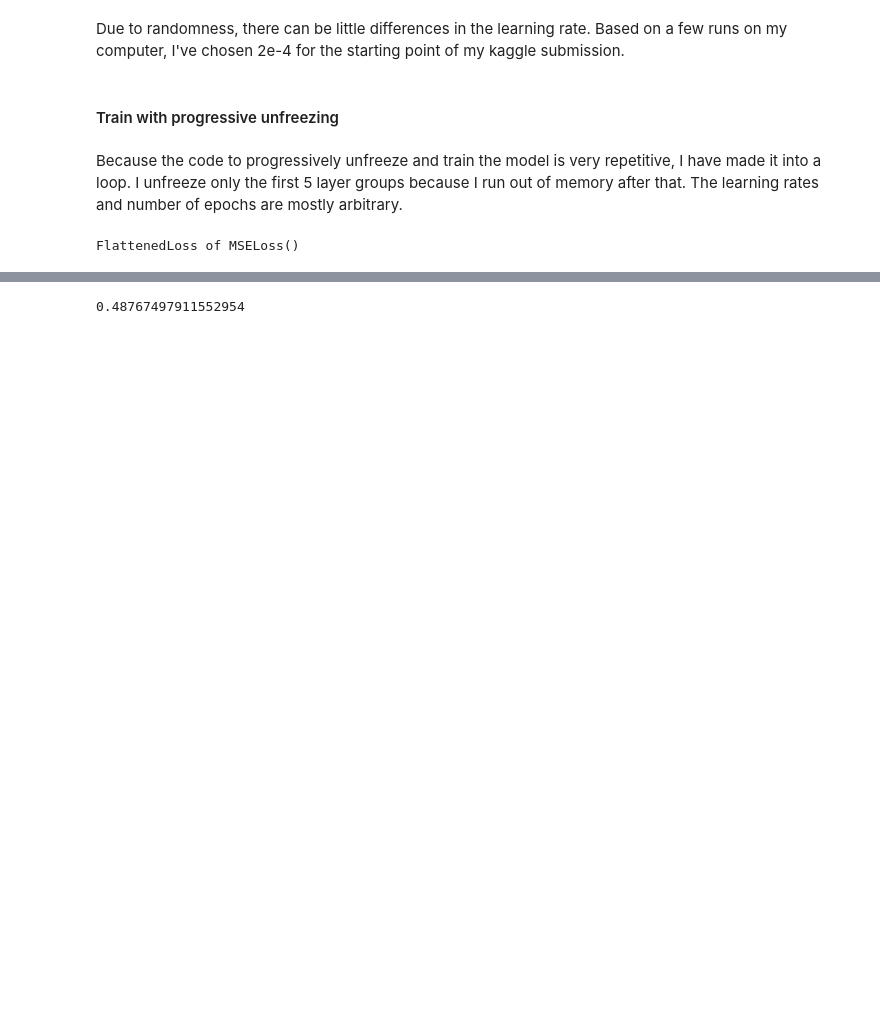
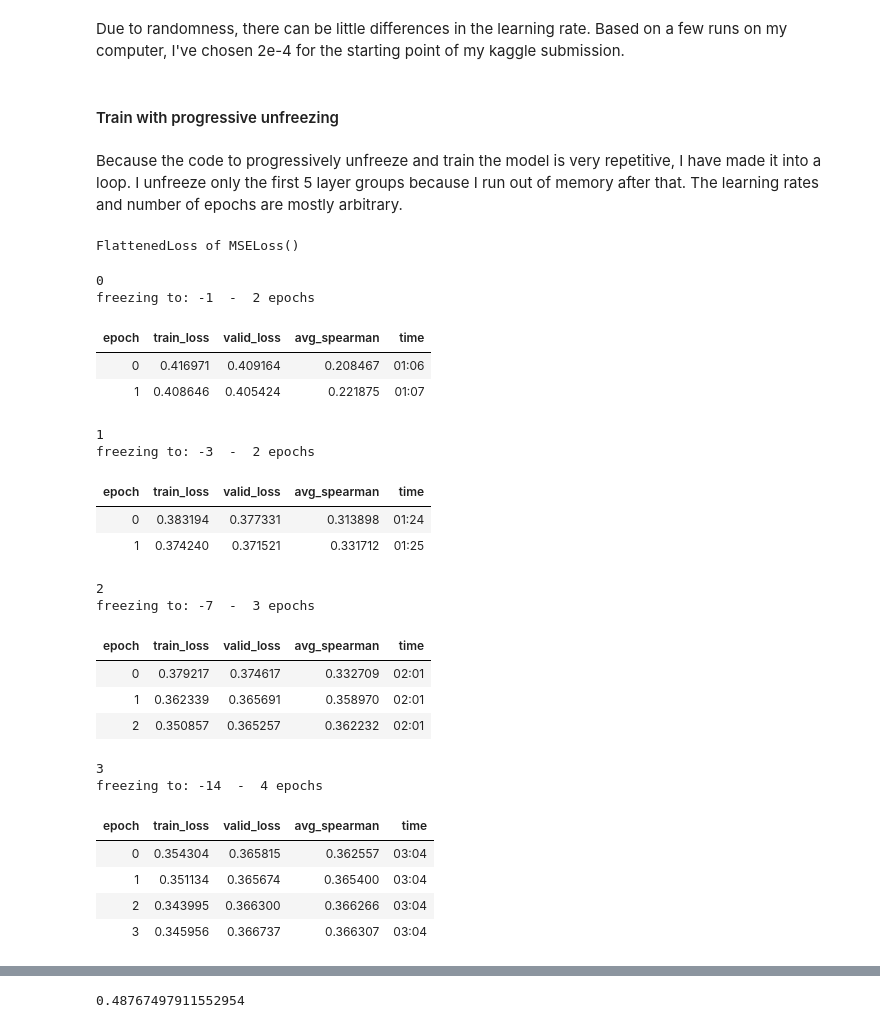
Before and after one commit to mrdbarros/gquest_nbdev, a Jupyter notebook: fastai_v1_transformers.ipynb, the cells around one changed output, grey strips where cells are left out. Drawn from its saved outputs; the diff is of its cells as text; code cells hidden in the pictures; blank space fills up the shorter version.

```diff
--- a/fastai_v1_transformers.ipynb
+++ b/fastai_v1_transformers.ipynb
@@ -512,3 +529,29 @@ def model_unfreezing_and_training():
+# %%
+model_unfreezing_and_training() #bce loss
+# %% [output]
+0
+freezing to: -1  -  2 epochs
+| epoch | train_loss | valid_loss | avg_spearman | time |
+| 0 | 0.416971 | 0.409164 | 0.208467 | 01:06 |
+| 1 | 0.408646 | 0.405424 | 0.221875 | 01:07 |
+1
+freezing to: -3  -  2 epochs
+| epoch | train_loss | valid_loss | avg_spearman | time |
+| 0 | 0.383194 | 0.377331 | 0.313898 | 01:24 |
+| 1 | 0.374240 | 0.371521 | 0.331712 | 01:25 |
+2
+freezing to: -7  -  3 epochs
+| epoch | train_loss | valid_loss | avg_spearman | time |
+| 0 | 0.379217 | 0.374617 | 0.332709 | 02:01 |
+| 1 | 0.362339 | 0.365691 | 0.358970 | 02:01 |
+| 2 | 0.350857 | 0.365257 | 0.362232 | 02:01 |
+3
+freezing to: -14  -  4 epochs
+| epoch | train_loss | valid_loss | avg_spearman | time |
+| 0 | 0.354304 | 0.365815 | 0.362557 | 03:04 |
+| 1 | 0.351134 | 0.365674 | 0.365400 | 03:04 |
+| 2 | 0.343995 | 0.366300 | 0.366266 | 03:04 |
+| 3 | 0.345956 | 0.366737 | 0.366307 | 03:04 |
 # %%
 model_unfreezing_and_training()
 # %% [output]
```
Also changed, not shown: parts of 17 cells of this notebook.
